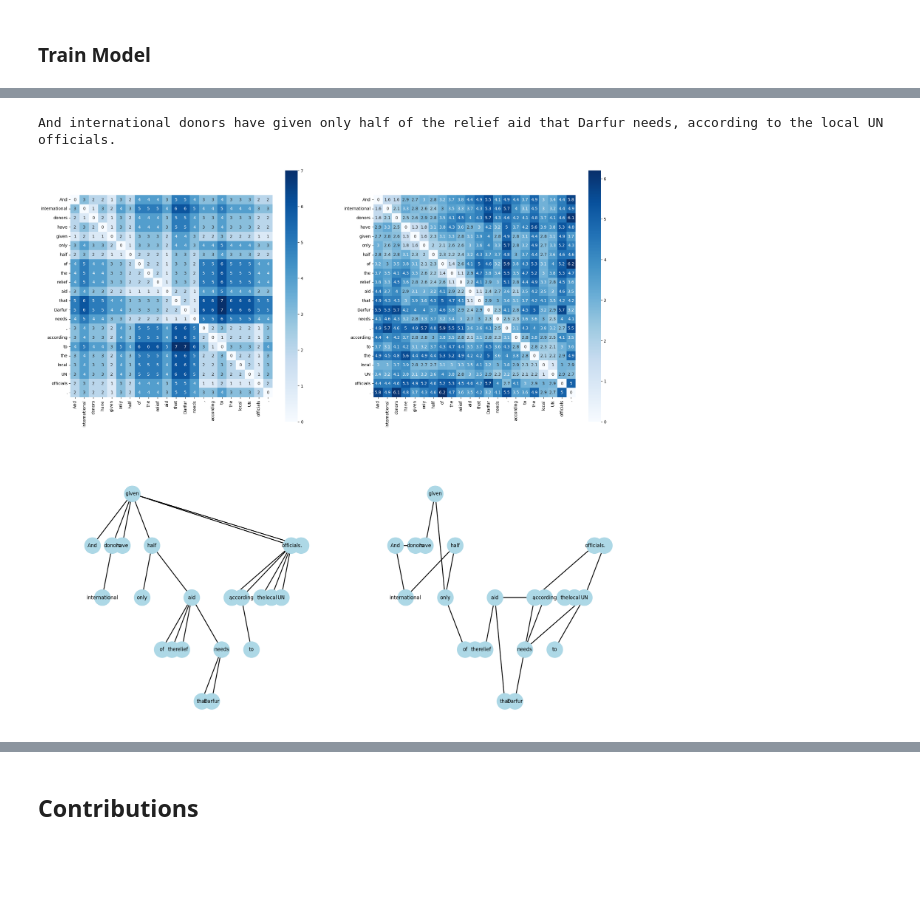
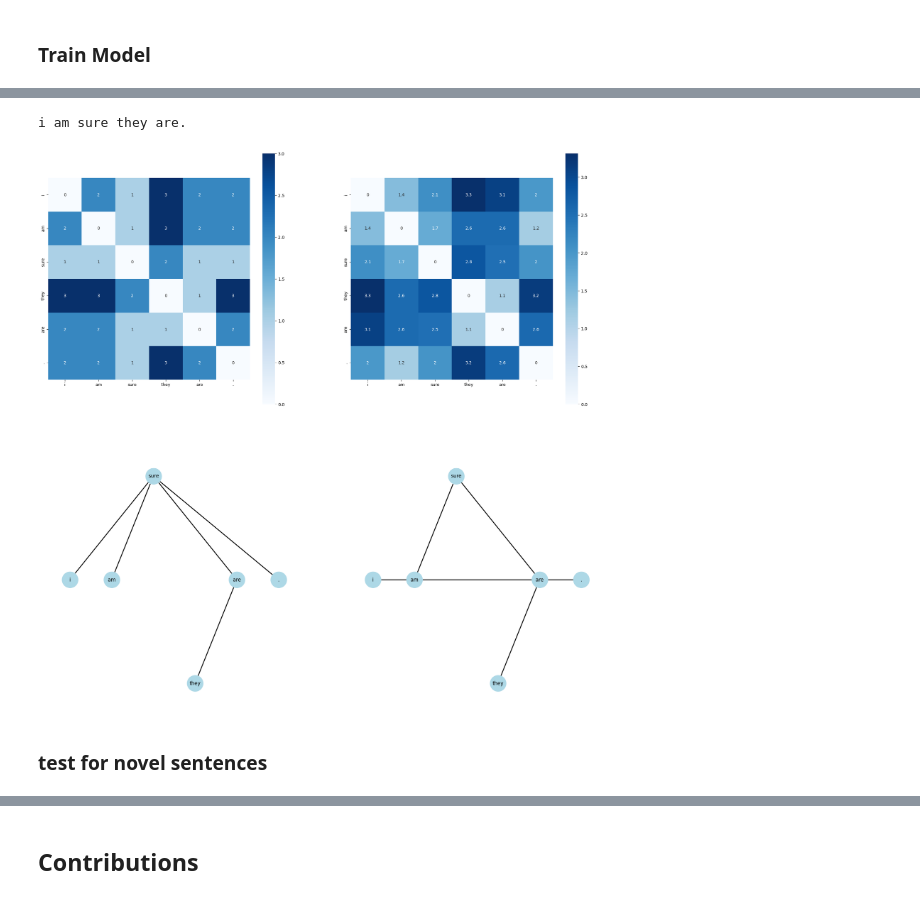
Before and after one commit to onjurgensen/probing_syntax_in_LLMs, a Jupyter notebook: probing_syntax_in_LLMs.ipynb, the cells around one changed output, grey strips where cells are left out. Saved outputs shown, nothing was run; the diff lists cells and outputs as text; code cells hidden in the pictures; blank space fills up the shorter version.

Commit message:
update training

```diff
--- a/probing_syntax_in_LLMs.ipynb
+++ b/probing_syntax_in_LLMs.ipynb
@@ -495,21 +499,17 @@ class ProbeRegimen:
       epoch_train_loss_count = 0
       epoch_dev_loss_count = 0
       for batch in tqdm(train_dataset, desc='[training batch]'):
-        try:
-          probe.train()
-          self.optimizer.zero_grad()
-          observation_batch, label_batch, length_batch, _ = batch
-          word_representations = model(observation_batch)
-          predictions = probe(word_representations)
-          batch_loss, count = loss(predictions, label_batch, length_batch)
-          batch_loss.backward()
-          epoch_train_loss += batch_loss.detach().cpu().numpy()*count.detach().cpu().numpy()
-          epoch_train_epoch_count += 1
-          epoch_train_loss_count += count.detach().cpu().numpy()
-          self.optimizer.step()
-        except Exception as e:
-          print(f"Skipping batch due to error: {e}")
-          continue
+        probe.train()
+        self.optimizer.zero_grad()
+        observation_batch, label_batch, length_batch, _ = batch
+        word_representations = model(observation_batch)
+        predictions = probe(word_representations)
+        batch_loss, count = loss(predictions, label_batch, length_batch)
+        batch_loss.backward()
+        epoch_train_loss += batch_loss.detach().cpu().numpy()*count.detach().cpu().numpy()
+        epoch_train_epoch_count += 1
+        epoch_train_loss_count += count.detach().cpu().numpy()
+        self.optimizer.step()
       for batch in tqdm(dev_dataset, desc='[dev batch]'):
         self.optimizer.zero_grad()
         probe.eval()
@@ -623,24 +637,30 @@ NameError: name 'sentences_test' is not defined
 # %%
-sentence_idx = 66
+sentence_idx = 262
+batch_size = 100
+batch_id = sentence_idx // batch_size
+idx_in_batch = sentence_idx % batch_size
+
 mat, ids, root_dist, forms = distance_matrix_from_sentence(sentences_test[sentence_idx])
 sentence = novel_sentences[sentence_idx]
 print(sentence.metadata["text"])
 
 fig, ax = plt.subplots(2, 2, figsize=(24, 24))
 # true mat
 sns.heatmap(mat, cmap = "Blues", square = True, annot = True, xticklabels=forms, yticklabels=forms, ax = ax[0, 0])
 # pred mat
-sns.heatmap(predictions[0][sentence_idx][:len(sentence), :len(sentence)],square=True,
+sns.heatmap(predictions[batch_id][idx_in_batch][:len(sentence), :len(sentence)],square=True,
             cmap = "Blues", annot = True, xticklabels=forms, yticklabels=forms,
             ax = ax[0, 1])
 
 graph_from_distance_matrix(mat, ids, root_dist, forms, ax=ax[1, 0])
-graph_from_distance_matrix(predictions[0][sentence_idx][:len(sentence), :len(sentence)], ids, root_dist, forms, ax=ax[1, 1])
+graph_from_distance_matrix(predictions[batch_id][idx_in_batch][:len(sentence), :len(sentence)], ids, root_dist, forms, ax=ax[1, 1])
 
 plt.show()
 # %% [output]
-And international donors have given only half of the relief aid that Darfur needs, according to the local UN officials.
+i am sure they are.
-[figure, old version]
+[figure, new version]
+# %% [markdown]
+### test for novel sentences
 # %%
 class SyntaxProbeDataset_xx(Dataset):
     def __init__(self, sentences, model_name, layer_name):
```
Also changed, not shown: parts of 14 cells of this notebook, 1 other file.
